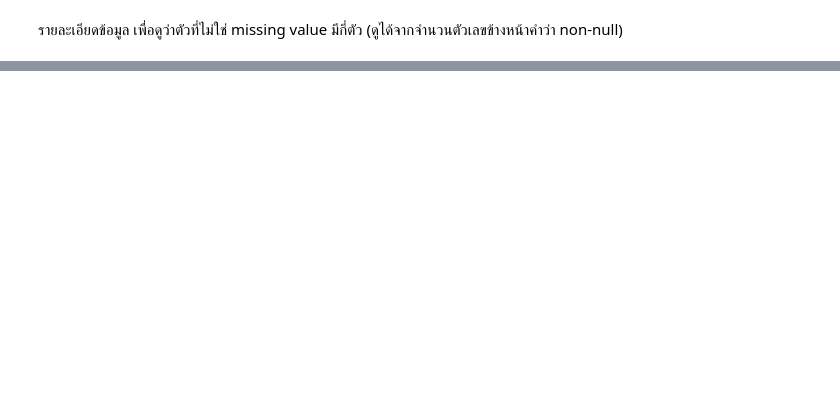
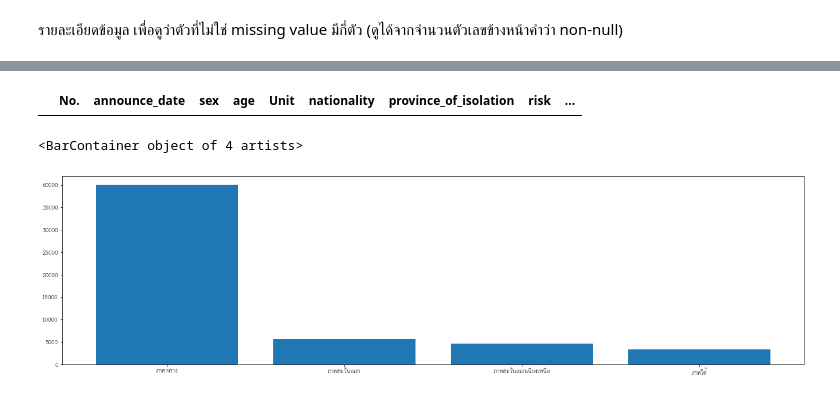
Before and after one commit to wilaipa/KKU_data_mining, a Jupyter notebook: Visualization_Final_Exam.ipynb, the cells around one changed output, grey strips where cells are left out. Drawn from its saved outputs; the diff is of its cells as text; code cells hidden in the pictures; blank space fills up the shorter version.

```diff
--- a/Visualization_Final_Exam.ipynb
+++ b/Visualization_Final_Exam.ipynb
@@ -99,0 +588,3 @@ covid19cases.isnull() #แสดงดาต้าเฟรม
+# %%
+Covid19_province = covid19cases.merge(Province,how='left',left_on='province_of_isolation',right_on='Province')
+Covid19_province
@@ -99,0 +605,14 @@ covid19cases.isnull() #แสดงดาต้าเฟรม
+# %%
+Covid19_province['sex'] =Covid19_province['sex'].fillna('ไม่มีข้อมูล')
+Covid19_province[Covid19_province['sex'].isnull()]
+# %% [output]
+|  | No. | announce_date | sex | age | Unit | nationality | province_of_isolation | risk | ... |
+# %%
+covid19byprovince = pd.DataFrame(Covid19_province.groupby('Region')['No.'].count().sort_values(ascending=False)).reset_index()
+# %%
+covid19byprovince.rename(columns={'No.':'No.'},inplace=True)
+# %%
+plt.bar(covid19byprovince['Region'],covid19byprovince['No.']) #แสดงกราฟแท่ง
+# %% [output]
+<BarContainer object of 4 artists>
+[figure, added]
```
Also changed, not shown: parts of 47 cells of this notebook.
